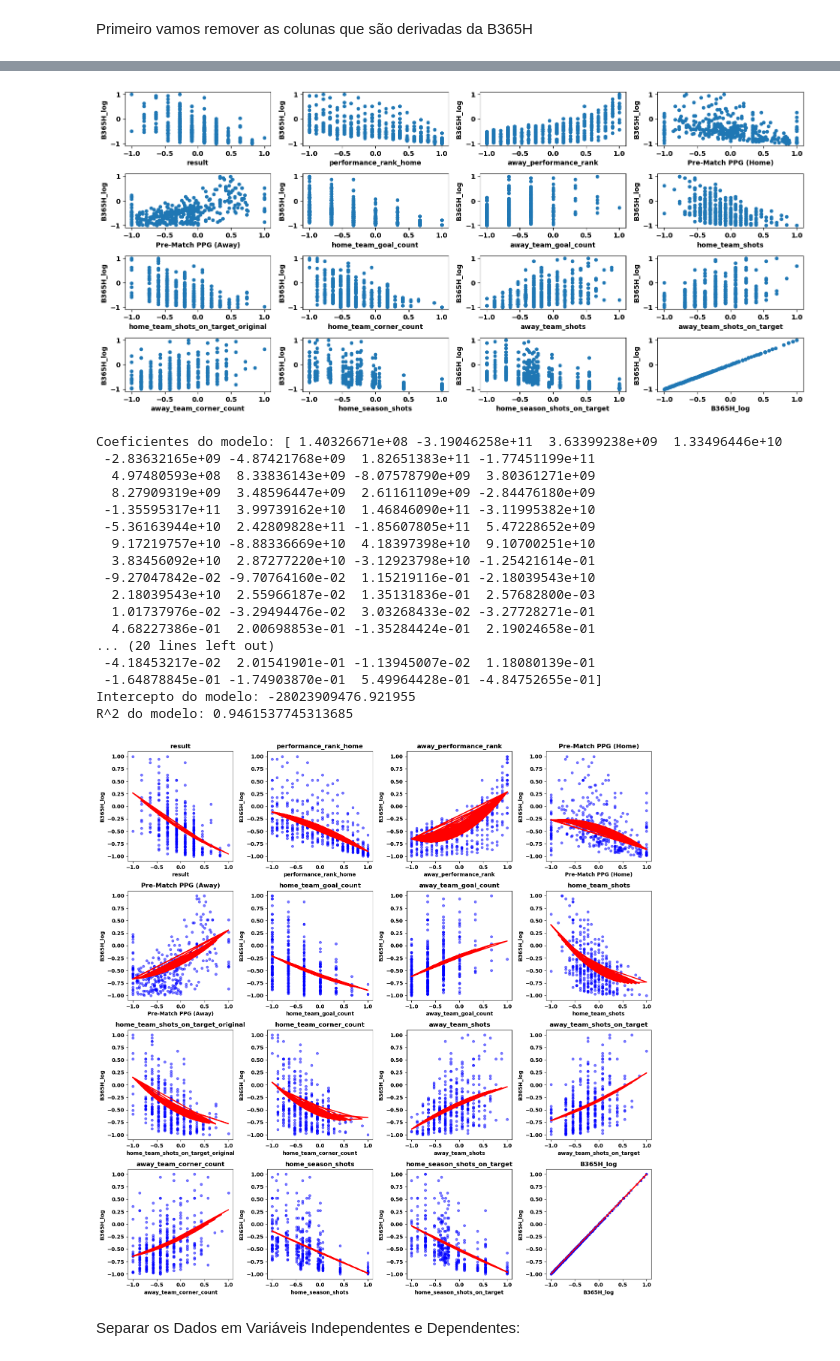
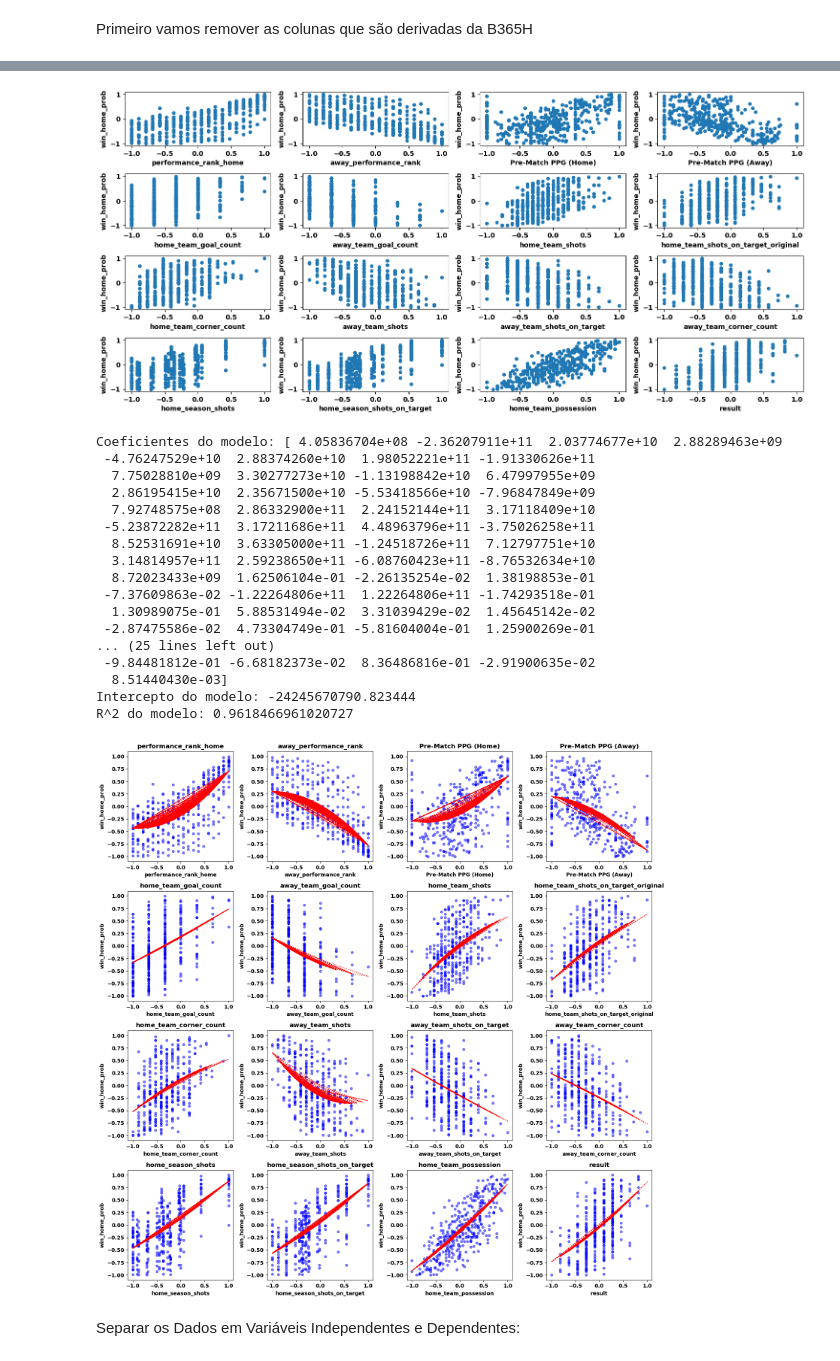
Before and after one commit to gabrielaragao01/Data-Science-Project, a Jupyter notebook: code/regression/b365_regression.ipynb, the cells around one changed output, grey strips where cells are left out. Drawn from its saved outputs; the diff is of its cells as text; code cells hidden in the pictures.

```diff
--- a/code/regression/b365_regression.ipynb
+++ b/code/regression/b365_regression.ipynb
@@ -76,11 +76,11 @@ As features que usaremos para o nosso modelo de regressão serão selecionadas a
 # %% [markdown]
 Primeiro vamos remover as colunas que são derivadas da B365H
 # %%
-regression_b365h_df = matches_info_df.drop(['home_team_shots_on_target_dirty','B365D', 'B365H', 'B365A', 'B365D_log', 'B365A_log', 'Home_super_fav', 'Home_fav','draw_fav','Away_fav', 'B365D_classification_0', 'B365D_classification_1', 'B365D_classification_2', 'B365D_classification_3', 'B365D_classification_4', 'B365A_classification_0', 'B365A_classification_1', 'B365A_classification_2', 'B365A_classification_3', 'B365A_classification_4'], axis=1)
+regression_b365h_df = matches_info_df.drop(['home_team_shots_on_target_dirty','B365D', 'B365H', 'B365A', 'B365D_log', 'B365H_log', 'Home_super_fav', 'Home_fav','draw_fav','Away_fav', 'B365D_classification_0', 'B365D_classification_1', 'B365D_classification_2', 'B365D_classification_3', 'B365D_classification_4', 'B365A_classification_0', 'B365A_classification_1', 'B365A_classification_2', 'B365A_classification_3', 'B365A_classification_4', 'B365H_log','lay_away_prob', 'B365A_log', 'home_team_name_Manchester City'], axis=1)
 # %%
-# Calcular a correlação de Spearman de todas as colunas com 'B365H'
+# Calcular a correlação de Spearman de todas as colunas com 'B365H' win_home_prob lay_away_prob
 correlation_matrix = regression_b365h_df.corr(method='spearman')
-b365h_corr = correlation_matrix['B365H_log']
+b365h_corr = correlation_matrix['win_home_prob']
 
 # Filtrar correlações acima de 0.35 ou abaixo de -0.35
 b365h_filtered_corr = b365h_corr[b365h_corr.abs() > 0.35]
@@ -131,20 +132,21 @@ figs, axes = plt.subplots(4, 4, figsize=(15, 7))
 axes = axes.flatten()  # Achatar o array 2D de eixos para facilitar a indexação
 
 for i, column in enumerate(filtered_regression_b365h_df.columns):
-    filtered_regression_b365h_df.plot.scatter(x=column, y='B365H_log', ax=axes[i])
+    if not (column == 'win_home_prob'):
+        filtered_regression_b365h_df.plot.scatter(x=column, y='win_home_prob', ax=axes[i-1])
 
 plt.tight_layout()
 plt.show()
 # %% [output]
-[figure, old version]
+[figure, new version]
 # %%
 import numpy as np
 from sklearn.preprocessing import PolynomialFeatures
 from sklearn.linear_model import LinearRegression
 
 # Supondo que X e y sejam suas variáveis preditoras e alvo
-X = filtered_regression_b365h_df.drop(columns=['B365H_log']).values
-y = filtered_regression_b365h_df['B365H_log'].values
+X = filtered_regression_b365h_df.drop(columns=['win_home_prob']).values
+y = filtered_regression_b365h_df['win_home_prob'].values
 
 # Transformação polinomial
 poly = PolynomialFeatures(degree=2)
@@ -159,56 +161,57 @@ print("Coeficientes do modelo:", model.coef_)
 print("Intercepto do modelo:", model.intercept_)
 print("R^2 do modelo:", model.score(X_poly, y))
 # %% [output]
-Coeficientes do modelo: [ 1.40326671e+08 -3.19046258e+11  3.63399238e+09  1.33496446e+10
- -2.83632165e+09 -4.87421768e+09  1.82651383e+11 -1.77451199e+11
-  4.97480593e+08  8.33836143e+09 -8.07578790e+09  3.80361271e+09
-  8.27909319e+09  3.48596447e+09  2.61161109e+09 -2.84476180e+09
- -1.35595317e+11  3.99739162e+10  1.46846090e+11 -3.11995382e+10
- -5.36163944e+10  2.42809828e+11 -1.85607805e+11  5.47228652e+09
-  9.17219757e+10 -8.88336669e+10  4.18397398e+10  9.10700251e+10
-  3.83456092e+10  2.87277220e+10 -3.12923798e+10 -1.25421614e-01
- -9.27047842e-02 -9.70764160e-02  1.15219116e-01 -2.18039543e+10
-  2.18039543e+10  2.55966187e-02  1.35131836e-01  2.57682800e-03
-  1.01737976e-02 -3.29494476e-02  3.03268433e-02 -3.27728271e-01
-  4.68227386e-01  2.00698853e-01 -1.35284424e-01  2.19024658e-01
-... (20 lines left out)
- -4.18453217e-02  2.01541901e-01 -1.13945007e-02  1.18080139e-01
- -1.64878845e-01 -1.74903870e-01  5.49964428e-01 -4.84752655e-01]
-Intercepto do modelo: -28023909476.921955
-R^2 do modelo: 0.9461537745313685
+Coeficientes do modelo: [ 4.05836704e+08 -2.36207911e+11  2.03774677e+10  2.88289463e+09
+ -4.76247529e+10  2.88374260e+10  1.98052221e+11 -1.91330626e+11
+  7.75028810e+09  3.30277273e+10 -1.13198842e+10  6.47997955e+09
+  2.86195415e+10  2.35671500e+10 -5.53418566e+10 -7.96847849e+09
+  7.92748575e+08  2.86332900e+11  2.24152144e+11  3.17118409e+10
+ -5.23872282e+11  3.17211686e+11  4.48963796e+11 -3.75026258e+11
+  8.52531691e+10  3.63305000e+11 -1.24518726e+11  7.12797751e+10
+  3.14814957e+11  2.59238650e+11 -6.08760423e+11 -8.76532634e+10
+  8.72023433e+09  1.62506104e-01 -2.26135254e-02  1.38198853e-01
+ -7.37609863e-02 -1.22264806e+11  1.22264806e+11 -1.74293518e-01
+  1.30989075e-01  5.88531494e-02  3.31039429e-02  1.45645142e-02
+ -2.87475586e-02  4.73304749e-01 -5.81604004e-01  1.25900269e-01
+... (25 lines left out)
+ -9.84481812e-01 -6.68182373e-02  8.36486816e-01 -2.91900635e-02
+  8.51440430e-03]
+Intercepto do modelo: -24245670790.823444
+R^2 do modelo: 0.9618466961020727
 # %%
 import matplotlib.pyplot as plt
 import numpy as np
 from sklearn.preprocessing import PolynomialFeatures
 from sklearn.linear_model import LinearRegression
 
 # Supondo que filtered_regression_b365h_df seja o seu DataFrame
 figs, axes = plt.subplots(4, 4, figsize=(15, 15))
 axes = axes.flatten()  # Achatar o array 2D de eixos para facilitar a indexação
 
 # Iterar sobre cada coluna, ajustar um modelo polinomial e plotar as previsões
 for i, column in enumerate(filtered_regression_b365h_df.columns):
-        ax = axes[i]
+    if not (column == 'win_home_prob'):
+        ax = axes[i-1]
         # Plotando os dados originais
-        filtered_regression_b365h_df.plot.scatter(x=column, y='B365H_log', ax=ax, color='blue', alpha=0.5)
+        filtered_regression_b365h_df.plot.scatter(x=column, y='win_home_prob', ax=ax, color='blue', alpha=0.5)
         ax.set_title(column)
 
         # Ajustar um modelo de regressão polinomial para cada coluna individualmente
         X_col = filtered_regression_b365h_df[[column]].values
         poly = PolynomialFeatures(degree=2)
         X_col_poly = poly.fit_transform(X_col)
 
         model = LinearRegression()
-        model.fit(X_col_poly, filtered_regression_b365h_df['B365H_log'].values)
+        model.fit(X_col_poly, filtered_regression_b365h_df['win_home_prob'].values)
 
         # Prever e plotar as previsões do modelo polinomial
         y_col_pred = model.predict(X_col_poly)
-        ax.plot(filtered_regression_b365h_df[column], y_col_pred, color='red', linewidth=2)
+        ax.plot(filtered_regression_b365h_df[column], y_col_pred, color='red', linestyle=":")
 
 plt.tight_layout()
 plt.show()
 # %% [output]
-[figure, old version]
+[figure, new version]
 # %% [markdown]
  Separar os Dados em Variáveis Independentes e Dependentes:
 # %%
```
Also changed, not shown: parts of 16 cells of this notebook, 3 other files.
